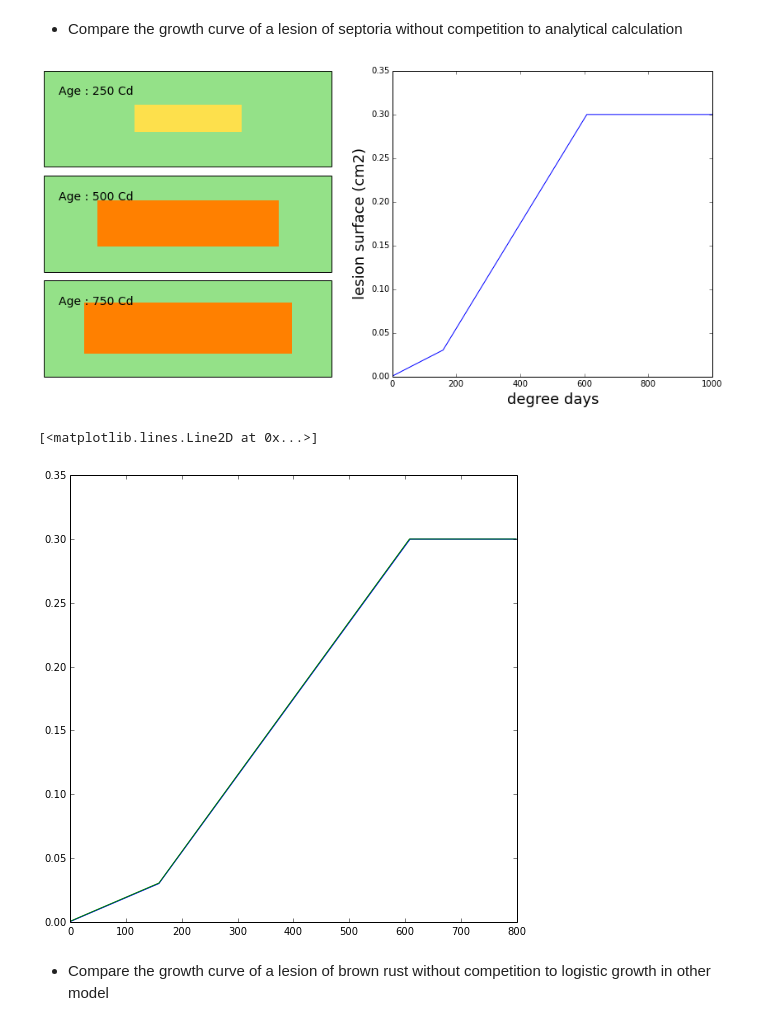
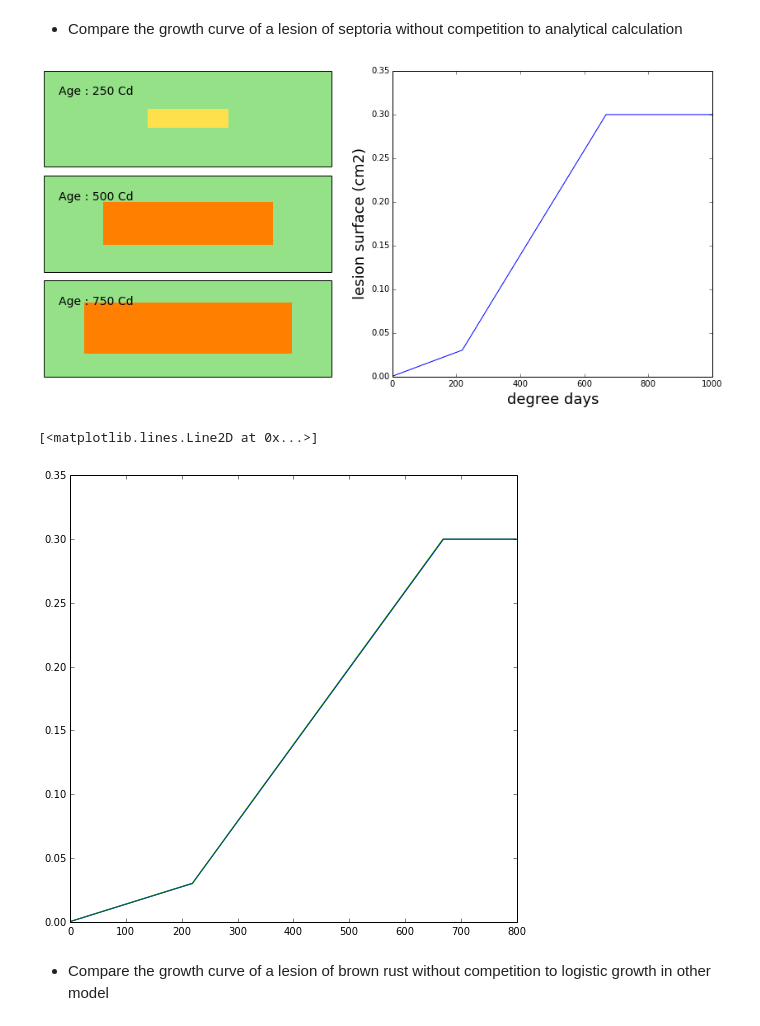
Before and after one commit to openalea-incubator/alep, a Jupyter notebook: alep/example/septo_rust_competition_leaf.ipynb, the cells around one changed output. Drawn from its saved outputs; the diff is of its cells as text; code cells hidden in the pictures.

```diff
--- a/alep/example/septo_rust_competition_leaf.ipynb
+++ b/alep/example/septo_rust_competition_leaf.ipynb
@@ -70,11 +70,11 @@ class SeptoLesion(object):
     lid = 0.
     ratio = 4.
     dS = 0.0006
-    dS0 = 0.03/160.
+    dS0 = 0.03/220.
     # dE = 35
     dE = 1.7
-    age_chlo = 160
-    age_spo = 370
+    age_chlo = 220
+    age_spo = 330
     def __init__(self, x, y, lid = None):
         self.age = 0
         self.x = x
@@ -393,28 +393,28 @@ ax.set_xlabel('degree days', fontsize = 18)
 plt.tight_layout()
 rcParams['figure.figsize']=(8,8)
 # %% [output]
-[figure, old version]
+[figure, new version]
 # %%
 leaf = np.zeros((int(L/dL), int(W/dW)), dtype=int)
 lesion = SeptoLesion(0.5,0.5)
 s_analytic = []
 s_lesion = []
 surf = 0
 smax = 0.3
 for i in range(800):
     if i < lesion.age_chlo:
-        surf += 0.03/160.
+        surf += 0.03/220.
     else:
         surf += 0.0006
     s_analytic.append(min(smax, surf))
 
     lesion.growth(1.)
     s_lesion.append(lesion.pot_surface)
 plot(s_analytic)
 plot(s_lesion)
 # %% [output]
 [<matplotlib.lines.Line2D at 0x...>]
-[figure, old version]
+[figure, new version]
 # %% [markdown]
 * Compare the growth curve of a lesion of brown rust without competition to logistic growth in other model
 # %%
```
Also changed, not shown: parts of 12 cells of this notebook, 5 other files.
